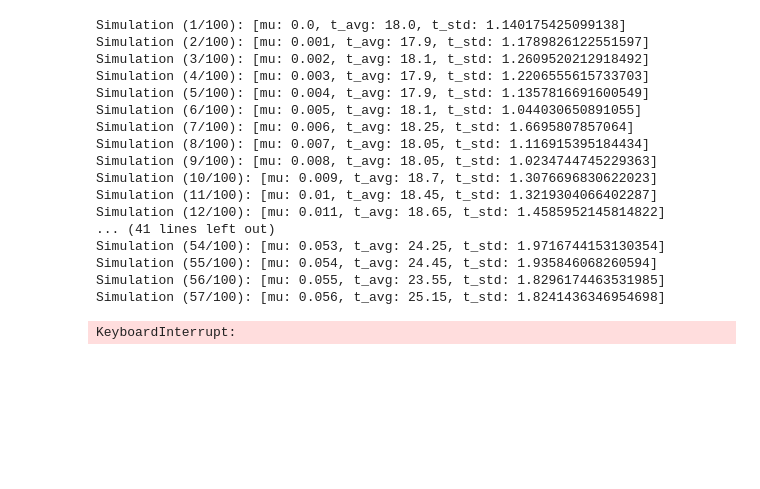
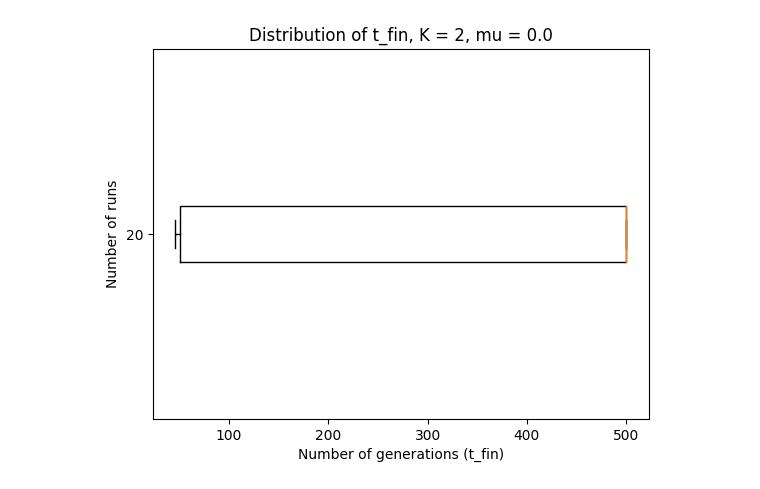
Before and after one commit to PolinaFrost/evolutionary-computing, a Jupyter notebook: Exercise4.ipynb, the cells around one changed output. Cells and saved outputs as stored; diff of their text form; code cells hidden in the pictures; blank space fills up the shorter version.

```diff
--- a/Exercise4.ipynb
+++ b/Exercise4.ipynb
@@ -151,2 +186,4 @@ def tune_mu(target, K, Sigma, num_steps=100, n_runs=20):
 # %%
-#create_hist("hello group one", 2, 0.01, alphabet)
+create_box_plot(random_string(45,alphabet), 2, 0.0, alphabet)
+# %% [output]
+[figure, added]
@@ -157,21 +189,0 @@ def tune_mu(target, K, Sigma, num_steps=100, n_runs=20):
-# %%
-tune_mu("hello group one", 2, alphabet)
-# %% [output]
-Simulation (1/100): [mu: 0.0, t_avg: 18.0, t_std: 1.140175425099138]
-Simulation (2/100): [mu: 0.001, t_avg: 17.9, t_std: 1.1789826122551597]
-Simulation (3/100): [mu: 0.002, t_avg: 18.1, t_std: 1.2609520212918492]
-Simulation (4/100): [mu: 0.003, t_avg: 17.9, t_std: 1.2206555615733703]
-Simulation (5/100): [mu: 0.004, t_avg: 17.9, t_std: 1.1357816691600549]
-Simulation (6/100): [mu: 0.005, t_avg: 18.1, t_std: 1.044030650891055]
-Simulation (7/100): [mu: 0.006, t_avg: 18.25, t_std: 1.6695807857064]
-Simulation (8/100): [mu: 0.007, t_avg: 18.05, t_std: 1.116915395184434]
-Simulation (9/100): [mu: 0.008, t_avg: 18.05, t_std: 1.0234744745229363]
-Simulation (10/100): [mu: 0.009, t_avg: 18.7, t_std: 1.3076696830622023]
-Simulation (11/100): [mu: 0.01, t_avg: 18.45, t_std: 1.3219304066402287]
-Simulation (12/100): [mu: 0.011, t_avg: 18.65, t_std: 1.4585952145814822]
-... (41 lines left out)
-Simulation (54/100): [mu: 0.053, t_avg: 24.25, t_std: 1.9716744153130354]
-Simulation (55/100): [mu: 0.054, t_avg: 24.45, t_std: 1.935846068260594]
-Simulation (56/100): [mu: 0.055, t_avg: 23.55, t_std: 1.8296174463531985]
-Simulation (57/100): [mu: 0.056, t_avg: 25.15, t_std: 1.8241436346954698]
-KeyboardInterrupt:
```
Also changed, not shown: parts of 15 cells of this notebook.
